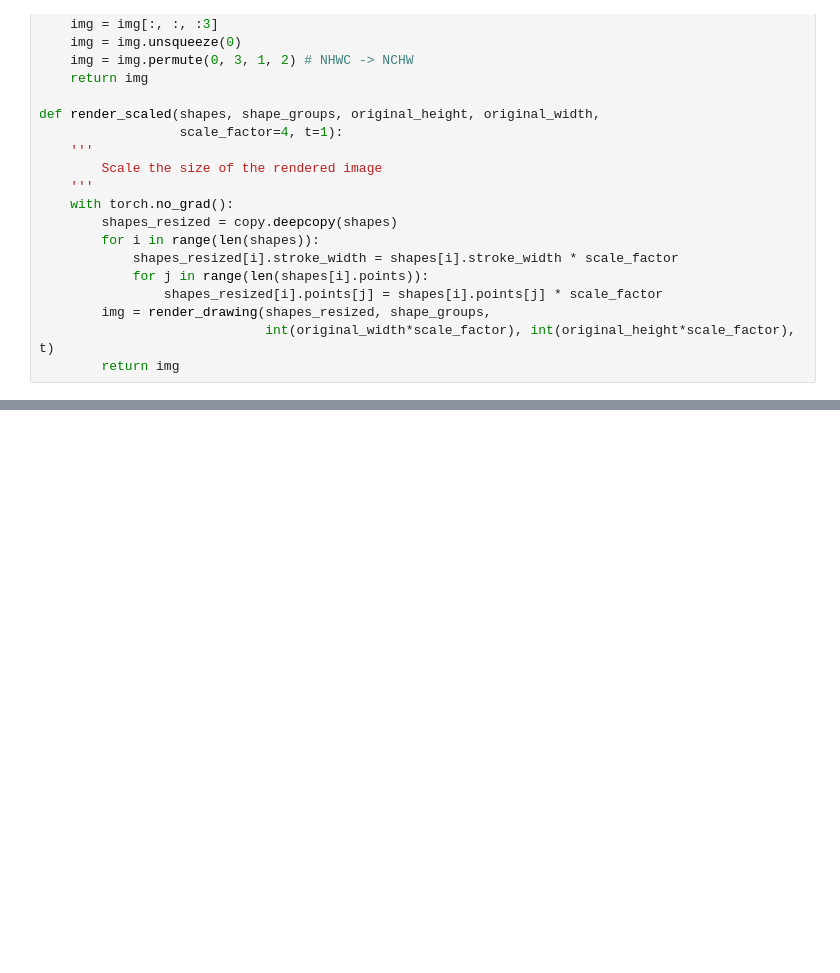
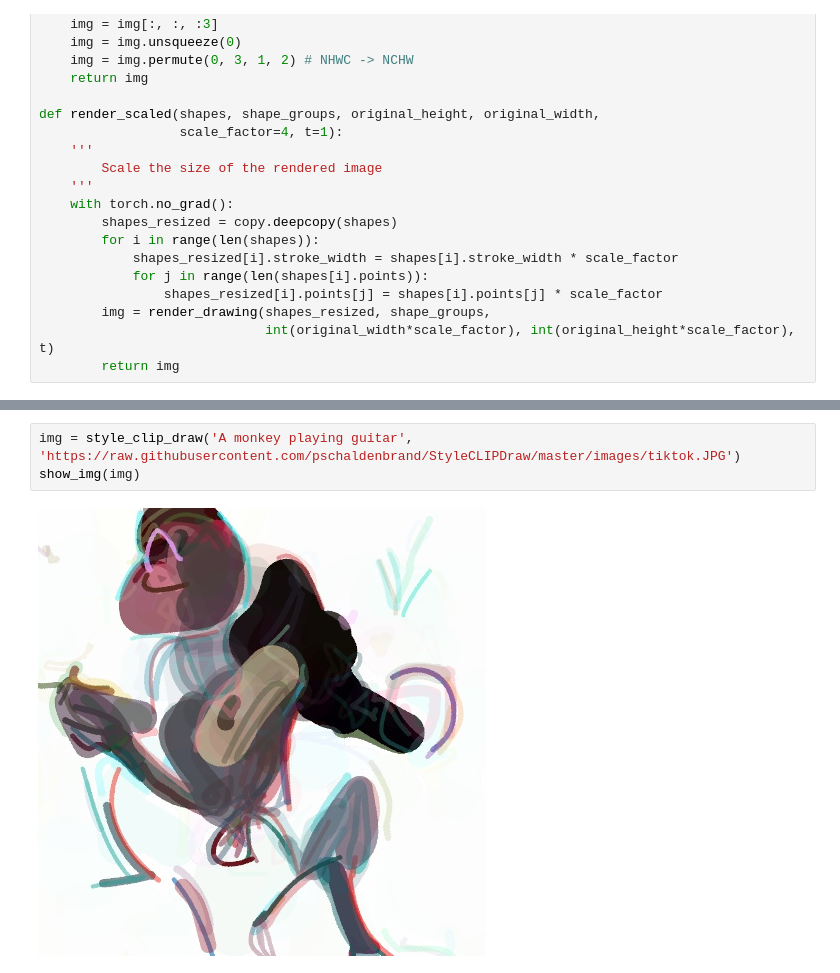
Before and after one commit to pschaldenbrand/StyleCLIPDraw, a Jupyter notebook: Style_ClipDraw.ipynb, the cells around one changed output, grey strips where cells are left out. Saved outputs shown, nothing was run; the diff lists cells and outputs as text; blank space fills up the shorter version.

```diff
--- a/Style_ClipDraw.ipynb
+++ b/Style_ClipDraw.ipynb
@@ -672,0 +828,5 @@ def render_scaled(shapes, shape_groups, original_height, original_width,
+# %%
+img = style_clip_draw('A monkey playing guitar', 'https://raw.githubusercontent.com/pschaldenbrand/StyleCLIPDraw/master/images/tiktok.JPG')
+show_img(img)
+# %% [output]
+[figure, added]
```
Also changed, not shown: parts of 12 cells of this notebook.
